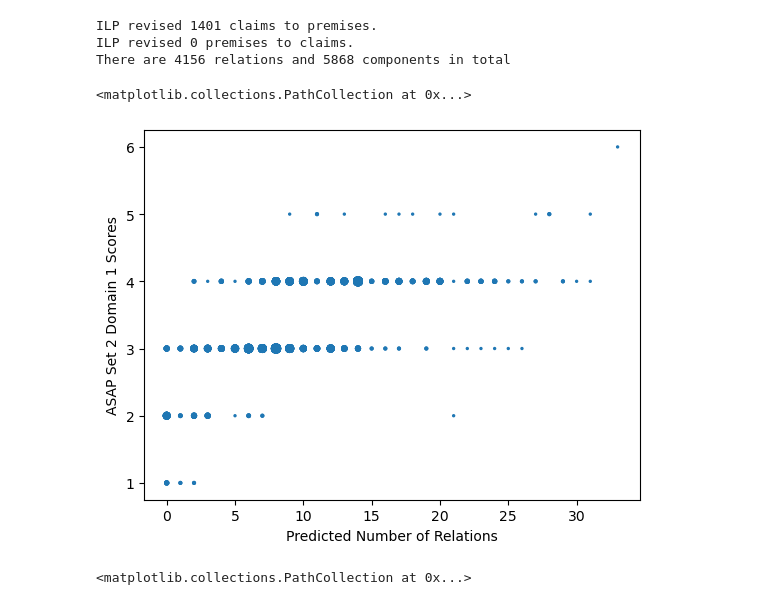
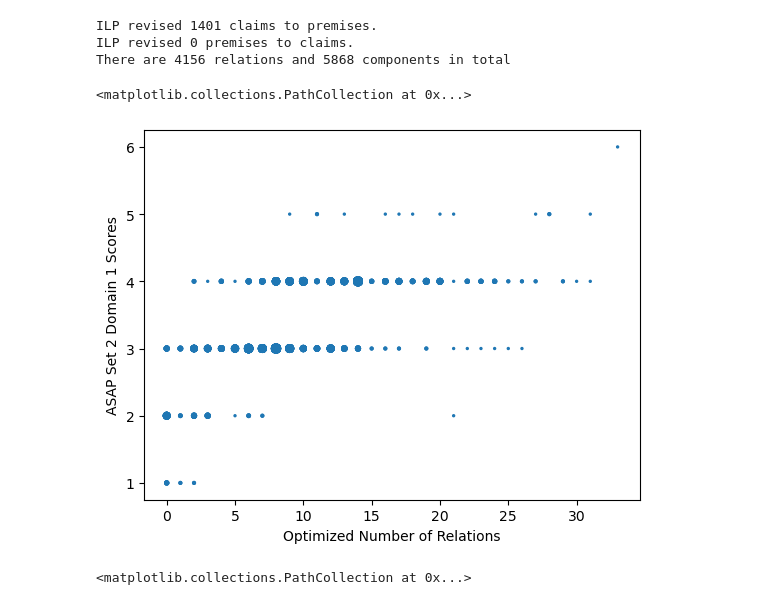
Before and after one commit to KevinPHX/CS333AES, a Jupyter notebook: stab/notebooks/asap_persuasive.ipynb, the cells around one changed output. Saved outputs shown, nothing was run; the diff lists cells and outputs as text; code cells hidden in the pictures.

```diff
--- a/stab/notebooks/asap_persuasive.ipynb
+++ b/stab/notebooks/asap_persuasive.ipynb
@@ -85,16 +85,16 @@ for essay in sample:
 # %%
 import matplotlib.pyplot as plt
 # %%
-plt.xlabel("Predicted Number of Relations")
+plt.xlabel("Optimized Number of Relations")
 plt.ylabel("ASAP Set 2 Domain 1 Scores")
 X = num_relations
 Y = scores
 c = Counter(zip(X,Y))
 S = [2*c[(x,y)] for x,y in zip(X,Y)]
 plt.scatter(X, Y,s=S)
 # %% [output]
 <matplotlib.collections.PathCollection at 0x...>
-[figure, old version]
+[figure, new version]
 # %%
 plt.xlabel("Proportion of Supported Claims")
 plt.ylabel("ASAP Set 2 Domain 1 Scores")
```
Also changed, not shown: parts of 2 cells of this notebook.
